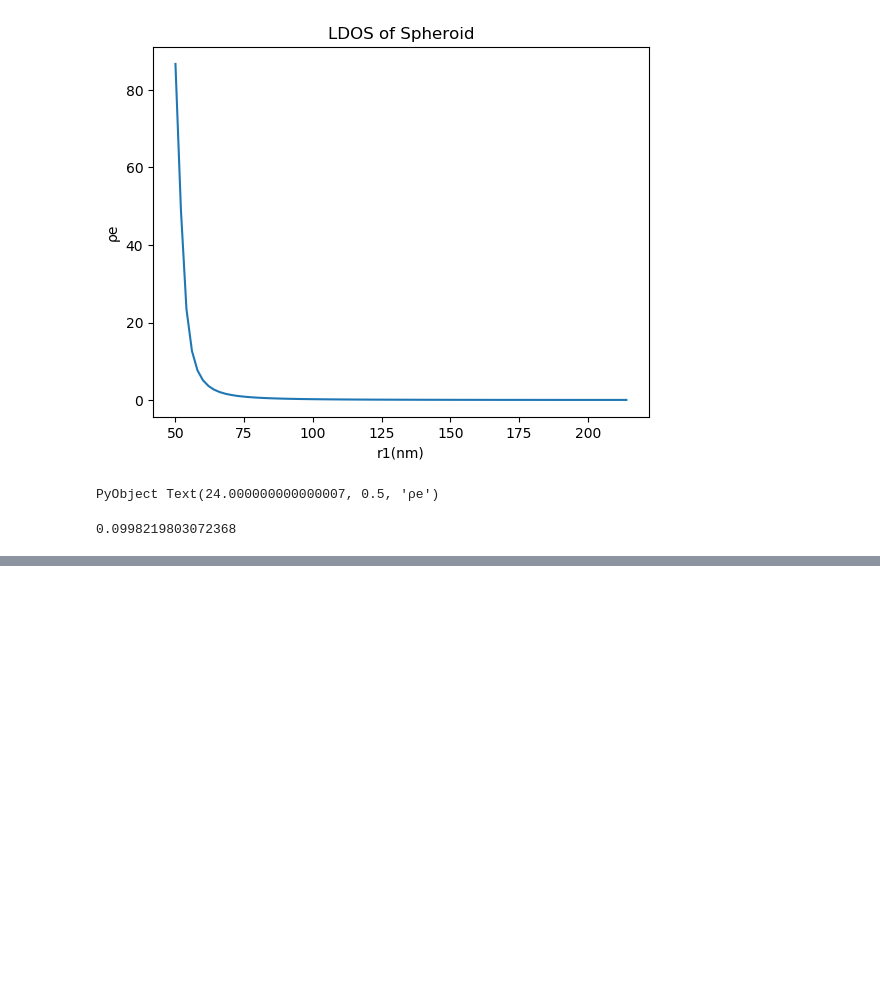
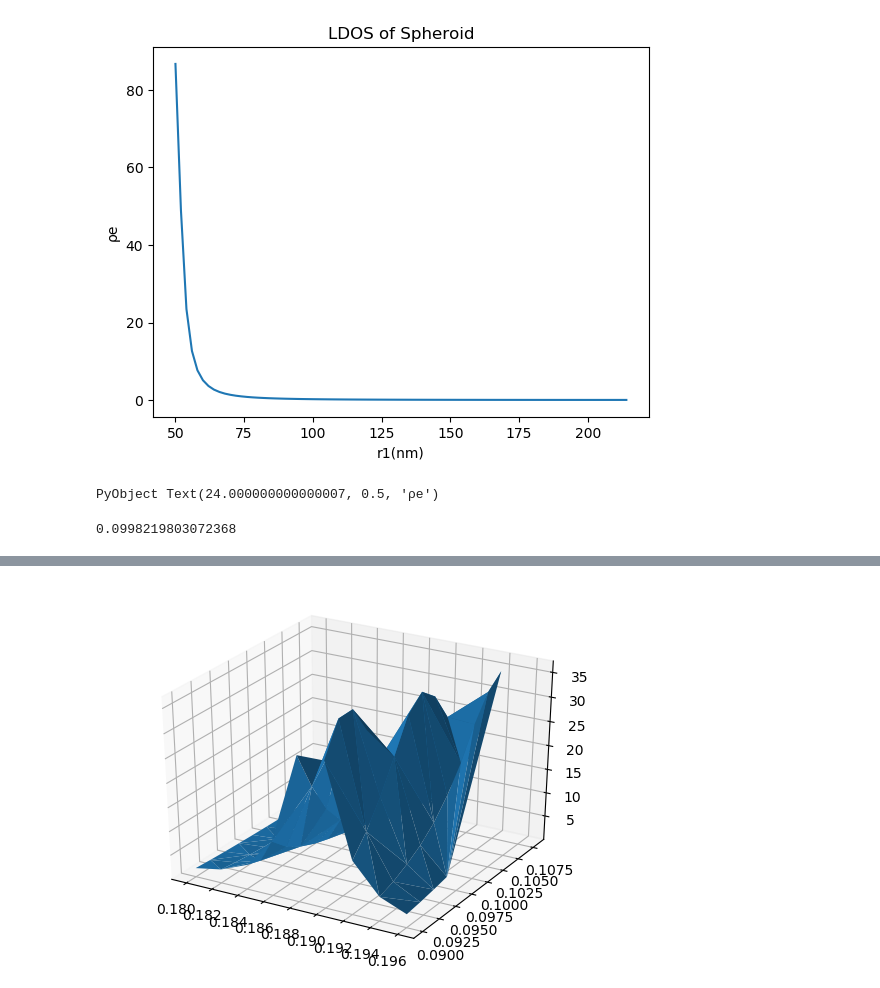
Before and after one commit to WenjieYao/LDOSOptimization, a Jupyter notebook: Summary.ipynb, the cells around one changed output, grey strips where cells are left out. Drawn from its saved outputs; the diff is of its cells as text; code cells hidden in the pictures; blank space fills up the shorter version.

```diff
--- a/Summary.ipynb
+++ b/Summary.ipynb
@@ -367,0 +364,100 @@ PyObject Text(24.000000000000007, 0.5, 'ρe')
+# %%
+#spheroid
+ #1 r1
+ #2 r2
+ #3 Rho_s
+ #4 Dfdr1_t (Theoretical gradients using SIE)
+ #5 Dfdr2_t (Theoretical gradients using SIE)
+data=[0.18 0.09 1.72337 356.687 -142.833
+0.18 0.092 1.47102 284.762 -111.001
+0.18 0.094 1.27102 231.185 -87.7078
+0.18 0.096 1.12228 193.809 -71.4436
+0.18 0.098 0.989183 161.65 -57.9867
+0.18 0.1 0.887644 138.474 -48.2776
+0.18 0.102 0.798014 118.736 -40.2342
+0.18 0.104 0.724288 103.225 -33.9698
+0.18 0.106 0.661282 90.407 -28.8719
+0.18 0.108 0.609351 80.2389 -24.8427
+0.182 0.09 2.74499 717.011 -276.302
+0.182 0.092 2.26423 546.167 -204.88
+0.182 0.094 1.90656 427.943 -156.221
+0.182 0.096 1.63868 345.368 -122.592
+0.182 0.098 1.42145 282.154 -97.4109
+0.182 0.1 1.24696 234.07 -78.5973
+0.182 0.102 1.10192 196.039 -64.0294
+0.182 0.104 0.990485 168.339 -53.3858
+0.182 0.106 0.891326 144.534 -44.5375
+0.182 0.108 0.810394 125.973 -37.6829
+0.184 0.09 5.00426 1726.06 -640.087
+0.184 0.092 3.95268 1244.22 -448.627
+0.184 0.094 3.1747 915.494 -321.225
+0.184 0.096 2.61672 696.977 -238.046
+0.184 0.098 2.2186 552.532 -183.414
+0.184 0.1 1.89719 442.578 -142.903
+0.184 0.102 1.64096 360.047 -113.082
+0.184 0.104 1.43815 298.322 -91.0928
+0.184 0.106 1.27689 251.811 -74.701
+0.184 0.108 1.14185 214.53 -61.8342
+0.186 0.09 11.227 5272.81 -1883.96
+0.186 0.092 8.16459 3488.24 -1210.96
+0.186 0.094 6.24587 2435.03 -821.292
+0.186 0.096 4.88887 1740.3 -570.584
+0.186 0.098 3.92175 1281.74 -408.648
+0.186 0.1 3.2165 971.421 -301.288
+0.186 0.102 2.69809 758.736 -228.828
+0.186 0.104 2.29171 602.369 -176.717
+0.186 0.106 1.98533 491.751 -140.187
+0.186 0.108 1.73588 406.354 -112.588
+0.188 0.09 29.8977 12769.8 -4473.84
+0.188 0.092 21.8506 11259.4 -3785.47
+0.188 0.094 15.3989 7967.66 -2592.48
+0.188 0.096 11.1679 5429.47 -1713.9
+0.188 0.098 8.39862 3764.25 -1153.76
+0.188 0.1 6.46454 2654.78 -790.897
+0.188 0.102 5.1736 1960.35 -567.262
+0.188 0.104 4.19218 1466.01 -412.698
+0.188 0.106 3.51483 1147.89 -313.852
+0.188 0.108 2.9638 903.558 -240.199
+0.19 0.09 30.0114 -12780.6 3984.32
+0.19 0.092 36.4216 -6879.65 1950.31
+0.19 0.094 36.532 5298.34 -1835.94
+0.19 0.096 30.6738 12170.9 -3774.47
+0.19 0.098 23.4817 12038.7 -3573.5
+0.19 0.1 17.0403 9173.19 -2632.19
+0.19 0.102 12.706 6602.04 -1836.64
+0.19 0.104 9.61115 4668.28 -1260.65
+0.19 0.106 7.53166 3398.1 -891.333
+0.19 0.108 5.99082 2498.99 -636.888
+0.192 0.09 11.1413 -5255.92 1602.96
+0.192 0.092 15.1372 -7768.51 2299.26
+0.192 0.094 20.3086 -10681.3 3059.18
+0.192 0.096 26.5737 -12689.8 3500.33
+0.192 0.098 33.2134 -10098.5 2631.83
+0.192 0.1 36.004 -1157.91 124.311
+0.192 0.102 33.4171 8877.39 -2482.18
+0.192 0.104 27.6029 12531.7 -3295.96
+0.192 0.106 21.2534 11473 -2903.17
+0.192 0.108 16.1612 8966.74 -2195.03
+0.194 0.09 4.97229 -1729.08 505.201
+0.194 0.092 6.06342 -2325.47 659.574
+0.194 0.094 7.67584 -3270.77 902.628
+0.194 0.096 9.66896 -4524.46 1211.67
+0.194 0.098 12.4198 -6317.33 1641.82
+0.194 0.1 16.2341 -8738.31 2201.79
+0.194 0.102 21.0931 -11313.3 2757.95
+0.194 0.104 27.2139 -12585.5 2954.15
+0.194 0.106 32.0959 -9821.05 2179.51
+0.194 0.108 34.6323 -1589.92 211.498
+0.196 0.09 2.69051 -706.695 196.417
+0.196 0.092 3.1332 -896.979 242.557
+0.196 0.094 3.68175 -1151.2 302.721
+0.196 0.096 4.31882 -1470.2 375.437]
+r1 = data[:,1];
+r2 = data[:,2];
+rho_s = data[:,3];
+dr1 = data[:,4];
+dr2 = data[:,5];
+using PyPlot
+surf(r1,r2,rho_s)
+# %% [output]
+[figure, added]
```
Also changed, not shown: parts of 3 cells of this notebook, 8 other files.
